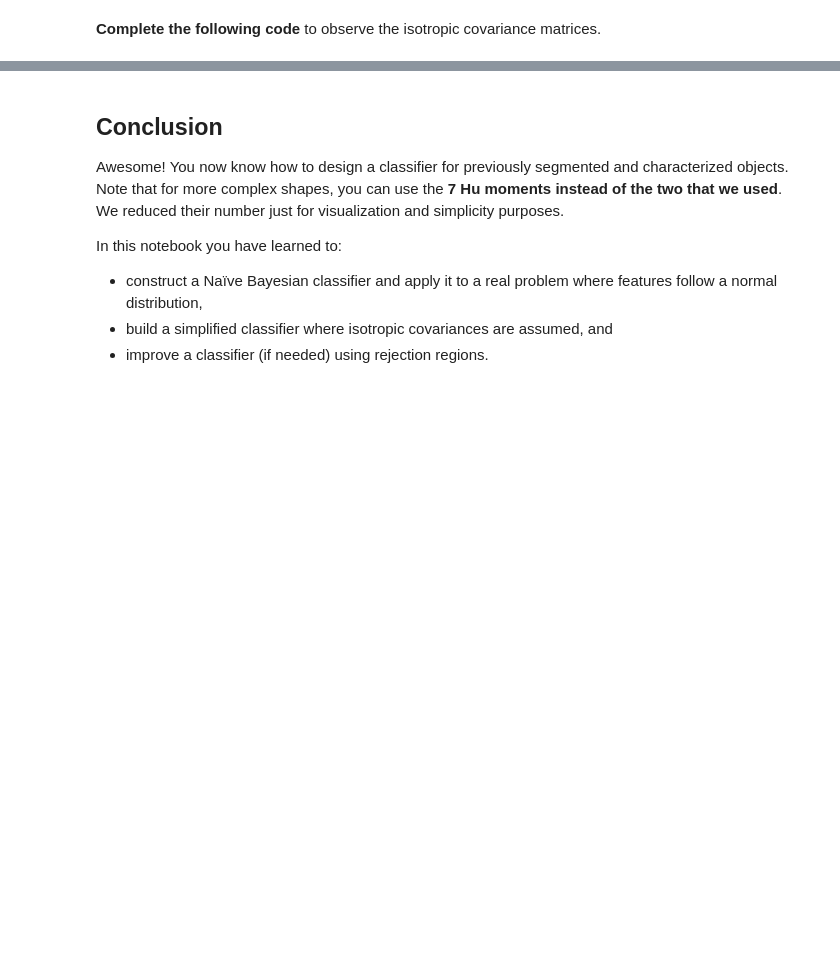
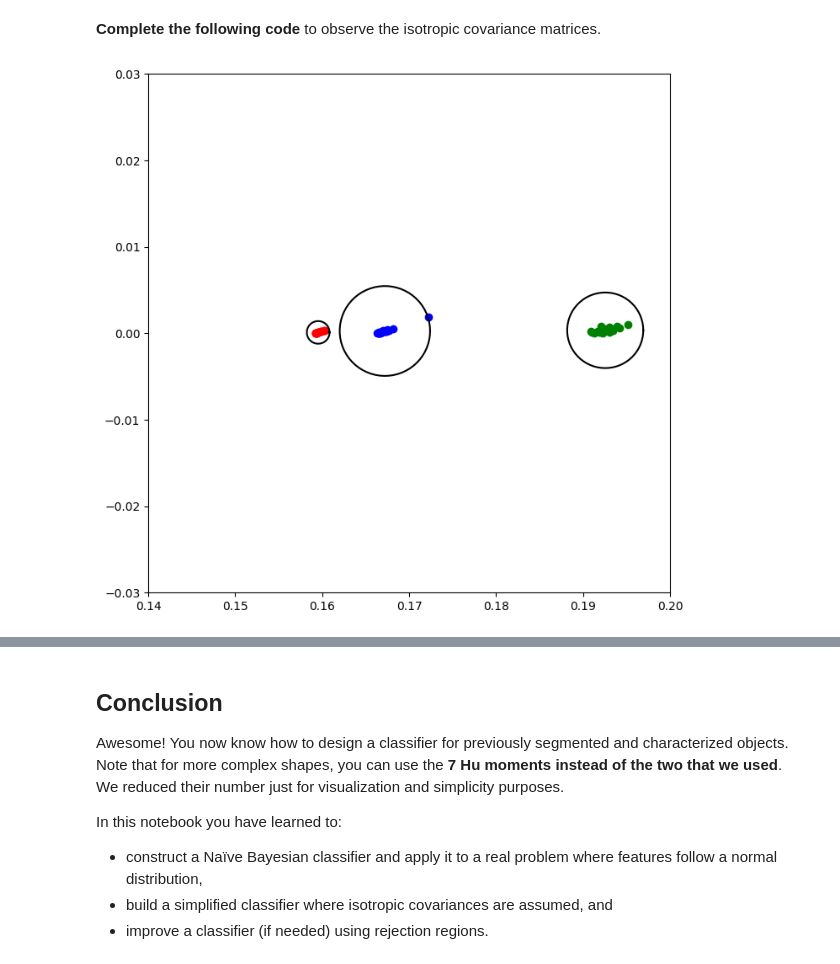
Before and after one commit to arrozet/practicas_cv_2025, a Jupyter notebook: Chapter 07. Object Recognition/7.2 Bayesian Classifier based on normal distribution.ipynb, the cells around one changed output, grey strips where cells are left out. Saved outputs shown, nothing was run; the diff lists cells and outputs as text; code cells hidden in the pictures; blank space fills up the shorter version.

```diff
--- a/Chapter 07. Object Recognition/7.2 Bayesian Classifier based on normal distribution.ipynb
+++ b/Chapter 07. Object Recognition/7.2 Bayesian Classifier based on normal distribution.ipynb
@@ -545,19 +594,29 @@ classify_image_isotropic(None)
 # %%
 # Create figure
 fig, ax = plt.subplots()
 plt.axis([0.14, 0.2, -0.03, 0.03])
 
 # Plot hu moments
 plt.plot(train_triangles[0,:],train_triangles[1,:],'go')
 plt.plot(train_circles[0,:],train_circles[1,:],'ro')
 plt.plot(train_squares[0,:],train_squares[1,:],'bo')
 
+triangle_sigma_square = np.mean(np.diag(cov_triangles))
+square_sigma_square = np.mean(np.diag(cov_squares))
+circle_sigma_square = np.mean(np.diag(cov_circles))
+
+isotropic_cov_triangles = triangle_sigma_square * np.eye(2)
+isotropic_cov_squares = square_sigma_square * np.eye(2)
+isotropic_cov_circles = circle_sigma_square * np.eye(2)
+
 # Plot ellipses representing covariance matrices
-PlotEllipse(fig, ax, np.vstack(None), None, 0.003, color='black')
-PlotEllipse(fig, ax, np.vstack(None), None, 0.003, color='black')
-PlotEllipse(fig, ax, np.vstack(None), None, 0.003, color='black')
+PlotEllipse(fig, ax, np.vstack(mean_triangles), isotropic_cov_triangles, 5.5, color='black')
+PlotEllipse(fig, ax, np.vstack(mean_squares), isotropic_cov_squares, 5.5, color='black')
+PlotEllipse(fig, ax, np.vstack(mean_circles), isotropic_cov_circles, 5.5, color='black')
 
 fig.canvas.draw()
+# %% [output]
+[figure, added]
 # %% [markdown]
 ### <font color="blue"><b><i>Thinking about it (1)</i></b></font>
 
```
Also changed, not shown: parts of 14 cells of this notebook.
